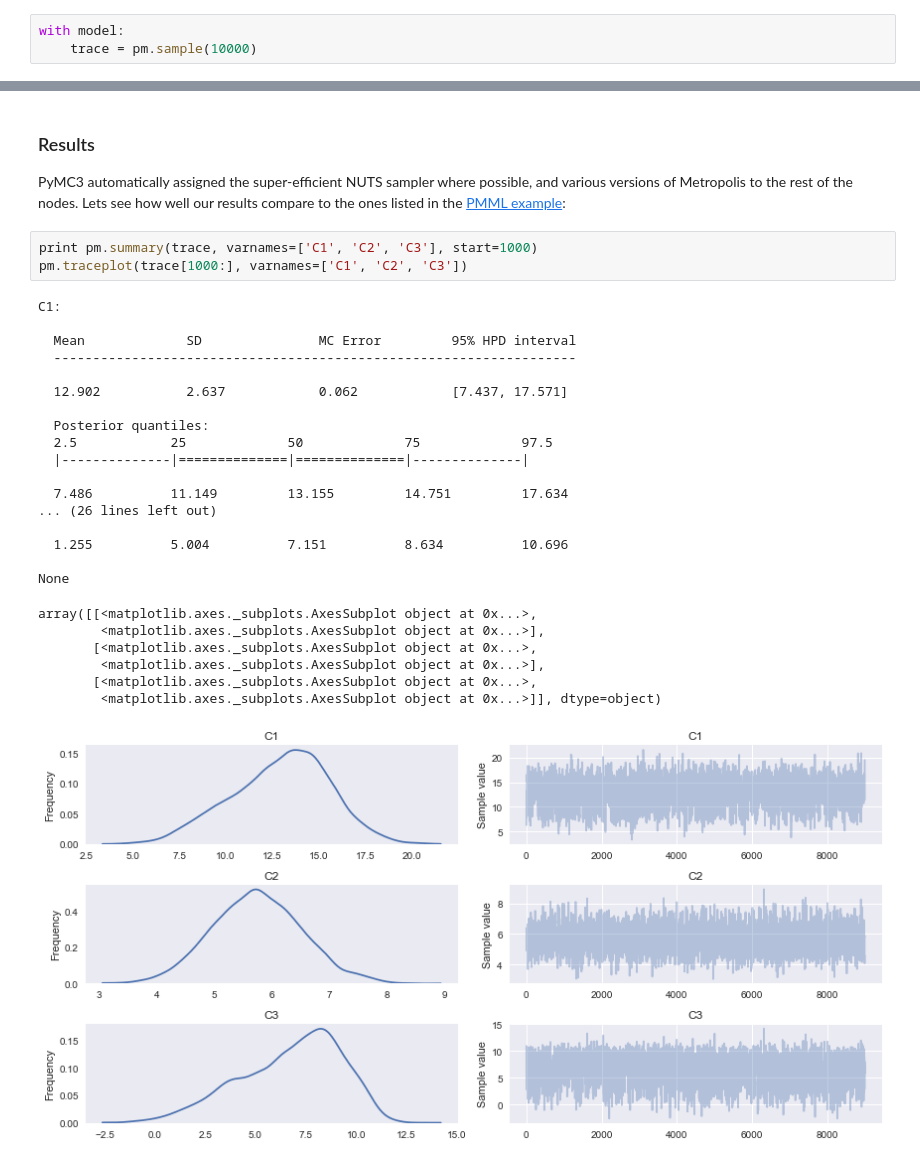
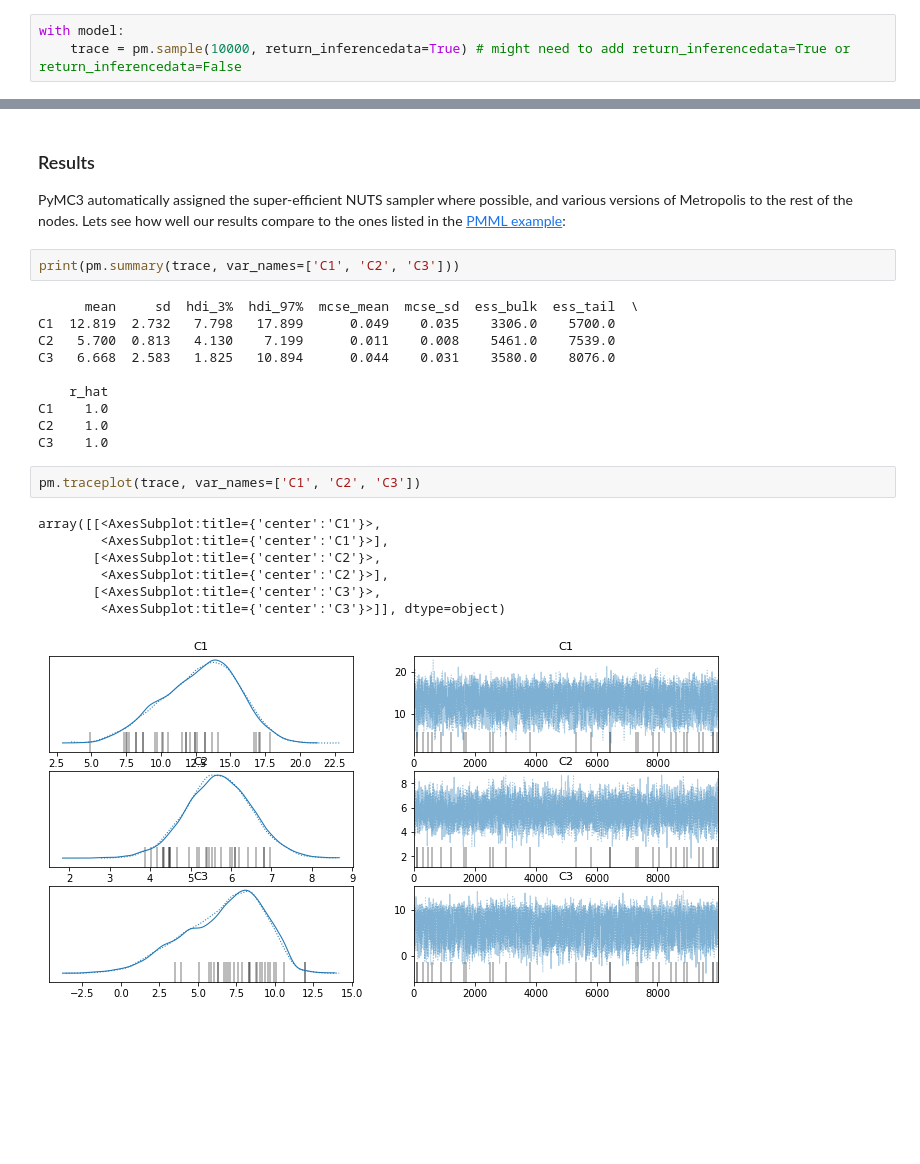
Before and after one commit to becausejustyn/bayes_networks, a Jupyter notebook: pmml_bayesnet.ipynb, the cells around one changed output, grey strips where cells are left out. Drawn from its saved outputs; the diff is of its cells as text; blank space fills up the shorter version.

```diff
--- a/pmml_bayesnet.ipynb
+++ b/pmml_bayesnet.ipynb
@@ -121,5 +129,5 @@ with pm.Model() as model:
 # Create MCMC object
 # %%
 with model:
-    trace = pm.sample(10000)
+    trace = pm.sample(10000, return_inferencedata=True) # might need to add return_inferencedata=True or return_inferencedata=False
 # %% [output]
@@ -133,32 +146,26 @@ Assigned NUTS to C3
 ### Results
 PyMC3 automatically assigned the super-efficient NUTS sampler where possible, and various versions of Metropolis to the rest of the nodes. Lets see how well our results compare to the ones listed in the [PMML example](http://dmg.org/pmml/v4-3/BayesianNetwork.html):
 # %%
-print pm.summary(trace, varnames=['C1', 'C2', 'C3'], start=1000)
-pm.traceplot(trace[1000:], varnames=['C1', 'C2', 'C3'])
+print(pm.summary(trace, var_names=['C1', 'C2', 'C3']))
 # %% [output]
-C1:
+      mean     sd  hdi_3%  hdi_97%  mcse_mean  mcse_sd  ess_bulk  ess_tail  \
+C1  12.819  2.732   7.798   17.899      0.049    0.035    3306.0    5700.0
+C2   5.700  0.813   4.130    7.199      0.011    0.008    5461.0    7539.0
+C3   6.668  2.583   1.825   10.894      0.044    0.031    3580.0    8076.0
 
-  Mean             SD               MC Error         95% HPD interval
-  -------------------------------------------------------------------
-
-  12.902           2.637            0.062            [7.437, 17.571]
-
-  Posterior quantiles:
-  2.5            25             50             75             97.5
-  |--------------|==============|==============|--------------|
-
-  7.486          11.149         13.155         14.751         17.634
-... (26 lines left out)
-
-  1.255          5.004          7.151          8.634          10.696
-
-None
+    r_hat
+C1    1.0
+C2    1.0
+C3    1.0
-array([[<matplotlib.axes._subplots.AxesSubplot object at 0x...>,
-        <matplotlib.axes._subplots.AxesSubplot object at 0x...>],
-       [<matplotlib.axes._subplots.AxesSubplot object at 0x...>,
-        <matplotlib.axes._subplots.AxesSubplot object at 0x...>],
-       [<matplotlib.axes._subplots.AxesSubplot object at 0x...>,
-        <matplotlib.axes._subplots.AxesSubplot object at 0x...>]], dtype=object)
-[figure, removed]
+# %%
+pm.traceplot(trace, var_names=['C1', 'C2', 'C3'])
+# %% [output]
+array([[<AxesSubplot:title={'center':'C1'}>,
+        <AxesSubplot:title={'center':'C1'}>],
+       [<AxesSubplot:title={'center':'C2'}>,
+        <AxesSubplot:title={'center':'C2'}>],
+       [<AxesSubplot:title={'center':'C3'}>,
+        <AxesSubplot:title={'center':'C3'}>]], dtype=object)
+[figure, added]
 # %% [markdown]
 Not bad. So, let's do something a bit more sophisticated. Eventually, it would be nice to create a PyMC3 BayesNet on the fly, reading in a specification (like PMML, for example!) and generating/running the theano model. The 'pythonic' way to do programmatic variable instantiation is to use a dictionary...and one of my other favorite packages is essentially a package for graphs built on dicts!
```
Also changed, not shown: parts of 17 cells of this notebook.
